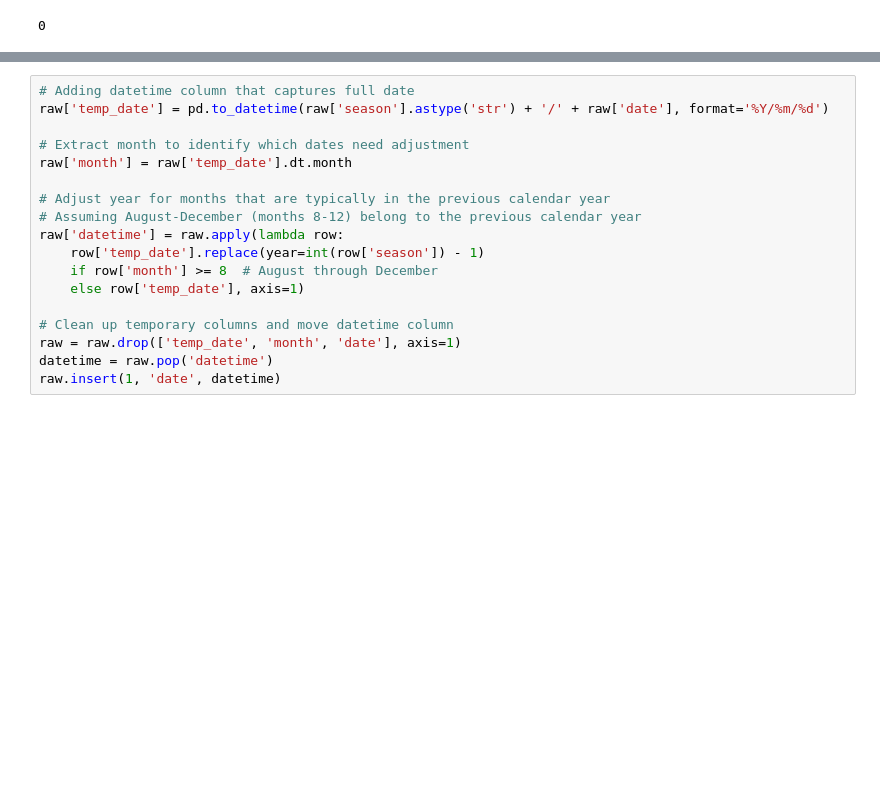
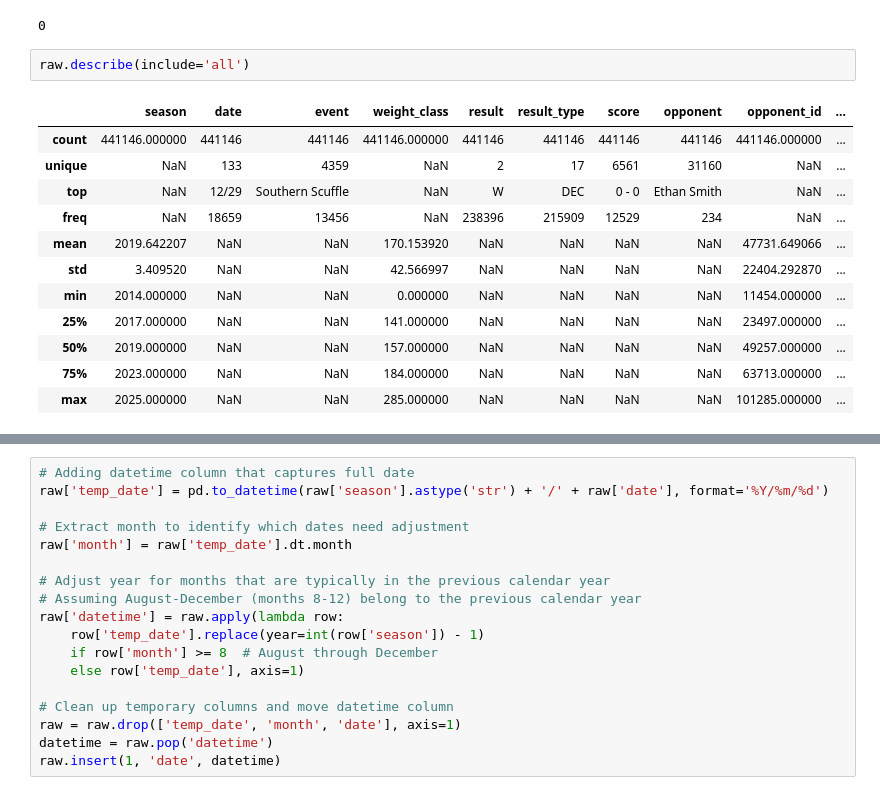
Before and after one commit to Silver0524/NCAA-Wrestling-Predictor, a Jupyter notebook: notebooks/cleaning.ipynb, the cells around one changed output, grey strips where cells are left out. Drawn from its saved outputs; the diff is of its cells as text; blank space fills up the shorter version.

```diff
--- a/notebooks/cleaning.ipynb
+++ b/notebooks/cleaning.ipynb
@@ -48,3 +48,18 @@ memory usage: 44.0+ MB
 len(raw[raw.duplicated(keep=False)])
 # %% [output]
 0
+# %%
+raw.describe(include='all')
+# %% [output]
+|  | season | date | event | weight_class | result | result_type | score | opponent | opponent_id | ... |
+| count | 441146.000000 | 441146 | 441146 | 441146.000000 | 441146 | 441146 | 441146 | 441146 | 441146.000000 | ... |
+| unique | NaN | 133 | 4359 | NaN | 2 | 17 | 6561 | 31160 | NaN | ... |
+| top | NaN | 12/29 | Southern Scuffle | NaN | W | DEC | 0 - 0 | Ethan Smith | NaN | ... |
+| freq | NaN | 18659 | 13456 | NaN | 238396 | 215909 | 12529 | 234 | NaN | ... |
+| mean | 2019.642207 | NaN | NaN | 170.153920 | NaN | NaN | NaN | NaN | 47731.649066 | ... |
+| std | 3.409520 | NaN | NaN | 42.566997 | NaN | NaN | NaN | NaN | 22404.292870 | ... |
+| min | 2014.000000 | NaN | NaN | 0.000000 | NaN | NaN | NaN | NaN | 11454.000000 | ... |
+| 25% | 2017.000000 | NaN | NaN | 141.000000 | NaN | NaN | NaN | NaN | 23497.000000 | ... |
+| 50% | 2019.000000 | NaN | NaN | 157.000000 | NaN | NaN | NaN | NaN | 49257.000000 | ... |
+| 75% | 2023.000000 | NaN | NaN | 184.000000 | NaN | NaN | NaN | NaN | 63713.000000 | ... |
+| max | 2025.000000 | NaN | NaN | 285.000000 | NaN | NaN | NaN | NaN | 101285.000000 | ... |
```
Also changed, not shown: parts of 43 cells of this notebook, 3 other files.
